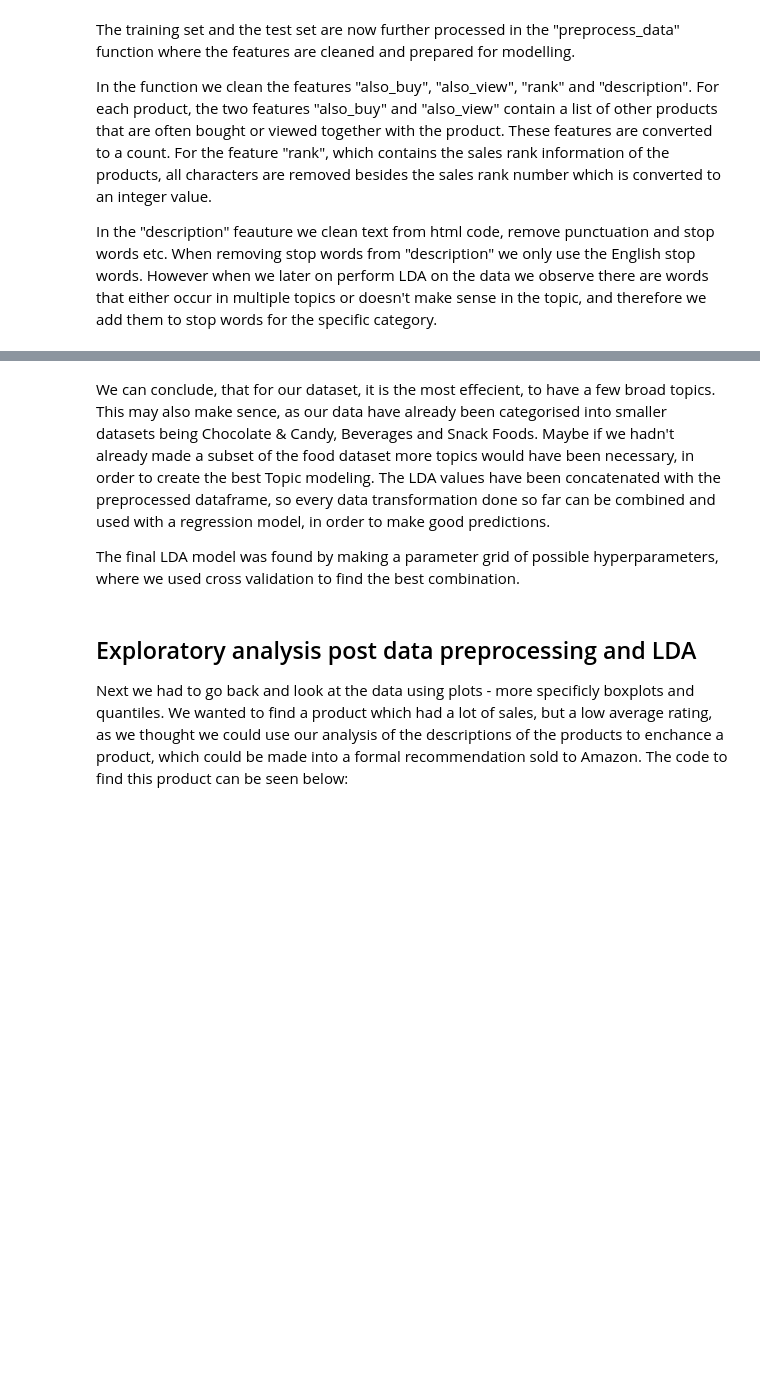
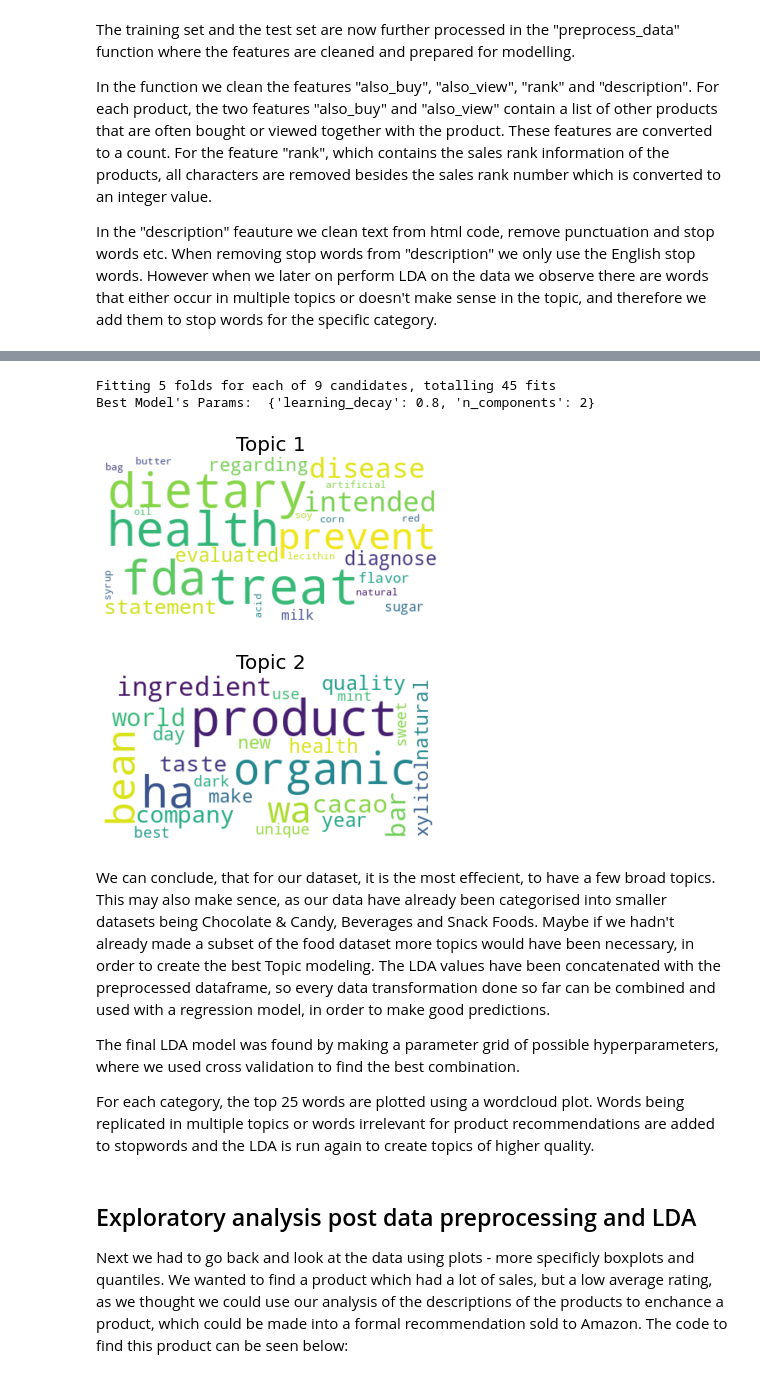
Before and after one commit to FKjaeren/Advanced_BA_project, a Jupyter notebook: Technical_report.ipynb, the cells around one changed output, grey strips where cells are left out. Cells and saved outputs as stored; diff of their text form; code cells hidden in the pictures; blank space fills up the shorter version.

Commit message:
Færdige modeller

```diff
--- a/Technical_report.ipynb
+++ b/Technical_report.ipynb
@@ -335,7 +336,7 @@ def text_processing(text):
     return text
     # Words from already trained lda model. The words are removed because they either occur in multiple topics or doesn't make sense in the topic.
 
-category = 'Snack Foods'
+category = 'Candy & Chocolate'
 if category == 'Candy & Chocolate':
     Stop_Words = _stop_words.ENGLISH_STOP_WORDS.union(['chocolate','supplement','cocoa','candy','cure','condition'])
 elif category == 'Snack Foods':
@@ -481,7 +480,7 @@ def visualize_topics(lda, count_vect, terms_count):
     return
 
 # Get data
-category = 'Snack Foods'
+category = 'Candy & Chocolate'
 train_path = 'data/' + category + '/df_train.csv'
 test_path = 'data/' + category + '/df_test.csv'
 df_train = pd.read_csv(train_path)
@@ -515,39 +514,44 @@ best_lda = gridsearch.best_estimator_
 # What did we find?
 print("Best Model's Params: ", gridsearch.best_params_)
 
 # Train LDA with best params
 n_topics = gridsearch.best_params_['n_components']
 learning_decay = gridsearch.best_params_['learning_decay']
 
 # Run LDA on description with tuned parameters
 X_train_lda, X_test_lda, lda, count_vect = train_lda(df_train, df_test, n_topics, learning_decay, 'description')
 
 # Visualize topics as wordclouds
 visualize_topics(lda, count_vect, 25)
 
 # Merge df with lda
 lda_list = []
 for i in range(n_topics):
     lda_list.append('lda'+str(i+1))
 X_train_lda_df = pd.DataFrame(X_train_lda, columns = lda_list)
 X_test_lda_df = pd.DataFrame(X_test_lda, columns = lda_list)
 df_train_lda = df_train.merge(X_train_lda_df, left_index=True, right_index=True)
 df_test_lda = df_test.merge(X_test_lda_df, left_index=True, right_index=True)
 
 # Save merged data + model
 today = date.today()
 df_train_lda.to_csv('data/' + category + '/df_train_lda.csv',index=False)
 df_test_lda.to_csv('data/' + category + '/df_test_lda.csv',index=False)
 filename = 'models/'+category+'/lda_model_'+str(today)+'.sav'
 pickle.dump(lda, open(filename, 'wb'))
 filename = 'models/'+category+'/count_vect_model_'+str(today)+'.sav'
 pickle.dump(count_vect, open(filename, 'wb'))
+# %% [output]
+Fitting 5 folds for each of 9 candidates, totalling 45 fits
+Best Model's Params:  {'learning_decay': 0.8, 'n_components': 2}
+[figure, added]
+[figure, added]
 # %% [markdown]
 We can conclude, that for our dataset, it is the most effecient, to have a few broad topics. This may also make sence, as our data have already been categorised into smaller datasets being Chocolate & Candy, Beverages and Snack Foods. Maybe if we hadn't already made a subset of the food dataset more topics would have been necessary, in order to create the best Topic modeling. The LDA values have been concatenated with the preprocessed dataframe, so every data transformation done so far can be combined and used with a regression model, in order to make good predictions.
 
 The final LDA model was found by making a parameter grid of possible hyperparameters, where we used cross validation to find the best combination.
 
-<!-- Forslag: For each category, the top 25 words are plotted using a wordcloud plot. Words being replicated in multiple topics or words irrelevant for product recommendations are added to stopwords and the LDA is run again to create topics of higher quality. -->
+For each category, the top 25 words are plotted using a wordcloud plot. Words being replicated in multiple topics or words irrelevant for product recommendations are added to stopwords and the LDA is run again to create topics of higher quality.
 # %% [markdown]
 ## Exploratory analysis post data preprocessing and LDA
 Next we had to go back and look at the data using plots - more specificly boxplots and quantiles. We wanted to find a product which had a lot of sales, but a low average rating, as we thought we could use our analysis of the descriptions of the products to enchance a product, which could be made into a formal recommendation sold to Amazon. The code to find this product can be seen below:
```
Also changed, not shown: parts of 51 cells of this notebook, 12 other files.
